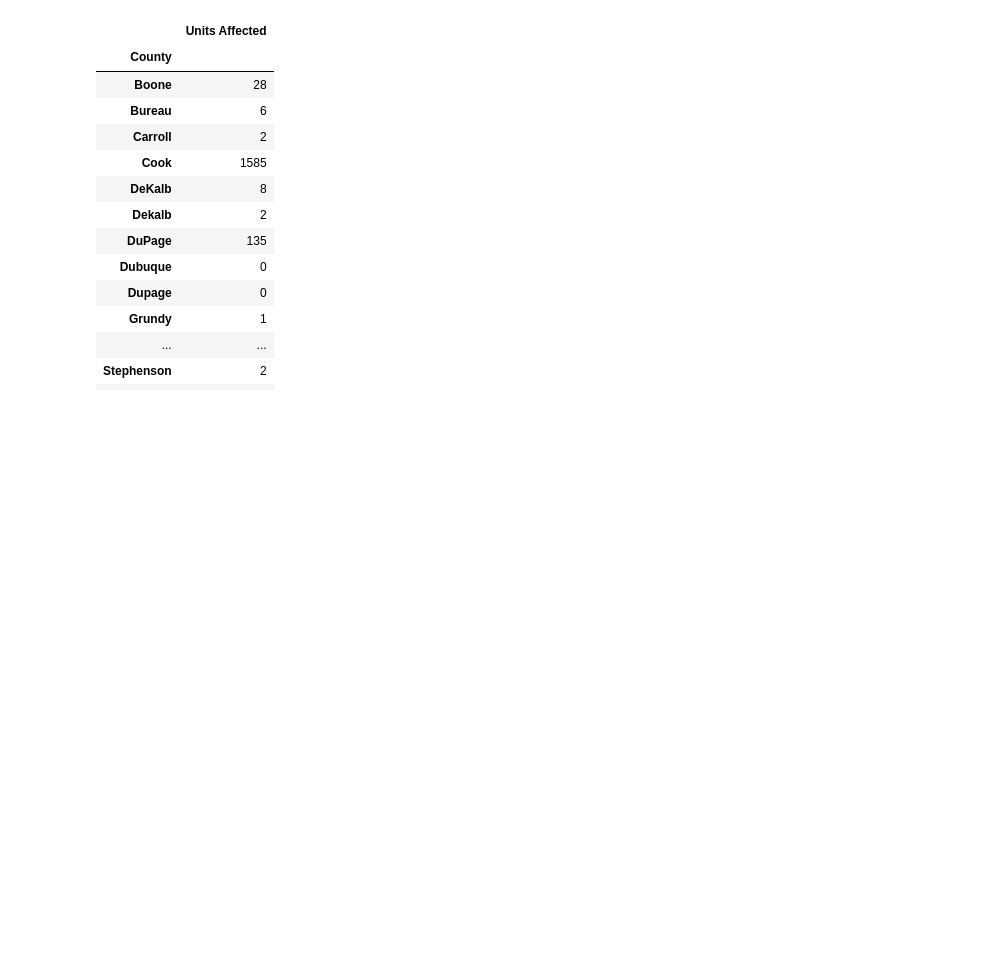
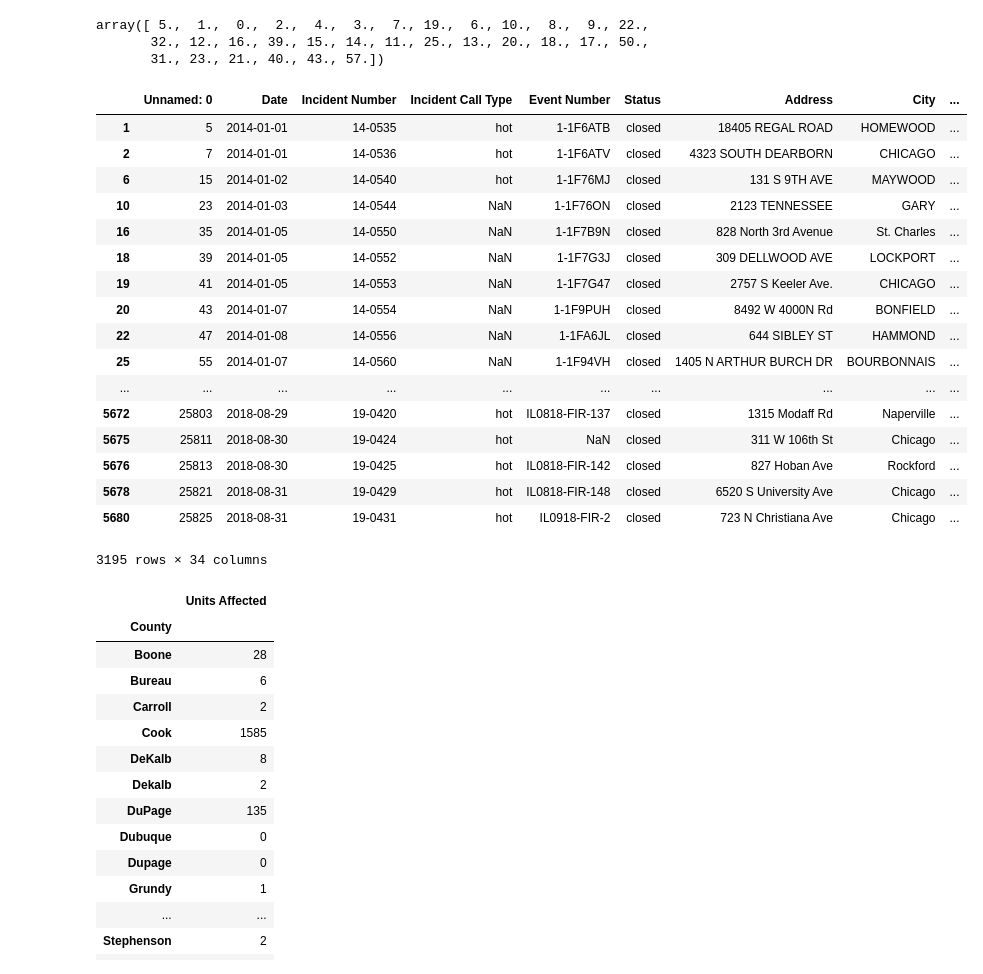
Before and after one commit to alegresor/ARC_After_Fire_Reports, a Jupyter notebook: code/ARC sandbox.ipynb, the cells around one changed output. Saved outputs shown, nothing was run; the diff lists cells and outputs as text; code cells hidden in the pictures; blank space fills up the shorter version.

```diff
--- a/code/ARC sandbox.ipynb
+++ b/code/ARC sandbox.ipynb
@@ -32,3 +54,40 @@ gen_graph(df, 'bar_graph', 'sum')
+# %%
+#filter
+fam_names=df.Families.unique()
+fam_names
+
+
+
+single_family_df = df[df.Families==1]
+small_family_df = df[(df.Families<=5) & (df.Families >=2)]
+larger_family_df = df[df.Families>5]
+# %%
+fam_names
+# %% [output]
+array([ 5.,  1.,  0.,  2.,  4.,  3.,  7., 19.,  6., 10.,  8.,  9., 22.,
+       32., 12., 16., 39., 15., 14., 11., 25., 13., 20., 18., 17., 50.,
+       31., 23., 21., 40., 43., 57.])
+# %%
+single_family_df
+# %% [output]
+|  | Unnamed: 0 | Date | Incident Number | Incident Call Type | Event Number | Status | Address | City | ... |
+| 1 | 5 | 2014-01-01 | 14-0535 | hot | 1-1F6ATB | closed | 18405 REGAL ROAD | HOMEWOOD | ... |
+| 2 | 7 | 2014-01-01 | 14-0536 | hot | 1-1F6ATV | closed | 4323 SOUTH DEARBORN | CHICAGO | ... |
+| 6 | 15 | 2014-01-02 | 14-0540 | hot | 1-1F76MJ | closed | 131 S 9TH AVE | MAYWOOD | ... |
+| 10 | 23 | 2014-01-03 | 14-0544 | NaN | 1-1F76ON | closed | 2123 TENNESSEE | GARY | ... |
+| 16 | 35 | 2014-01-05 | 14-0550 | NaN | 1-1F7B9N | closed | 828 North 3rd Avenue | St. Charles | ... |
+| 18 | 39 | 2014-01-05 | 14-0552 | NaN | 1-1F7G3J | closed | 309 DELLWOOD AVE | LOCKPORT | ... |
+| 19 | 41 | 2014-01-05 | 14-0553 | NaN | 1-1F7G47 | closed | 2757 S Keeler Ave. | CHICAGO | ... |
+| 20 | 43 | 2014-01-07 | 14-0554 | NaN | 1-1F9PUH | closed | 8492 W 4000N Rd | BONFIELD | ... |
+| 22 | 47 | 2014-01-08 | 14-0556 | NaN | 1-1FA6JL | closed | 644 SIBLEY ST | HAMMOND | ... |
+| 25 | 55 | 2014-01-07 | 14-0560 | NaN | 1-1F94VH | closed | 1405 N ARTHUR BURCH DR | BOURBONNAIS | ... |
+| ... | ... | ... | ... | ... | ... | ... | ... | ... | ... |
+| 5672 | 25803 | 2018-08-29 | 19-0420 | hot | IL0818-FIR-137 | closed | 1315 Modaff Rd | Naperville | ... |
+| 5675 | 25811 | 2018-08-30 | 19-0424 | hot | NaN | closed | 311 W 106th St | Chicago | ... |
+| 5676 | 25813 | 2018-08-30 | 19-0425 | hot | IL0818-FIR-142 | closed | 827 Hoban Ave | Rockford | ... |
+| 5678 | 25821 | 2018-08-31 | 19-0429 | hot | IL0818-FIR-148 | closed | 6520 S University Ave | Chicago | ... |
+| 5680 | 25825 | 2018-08-31 | 19-0431 | hot | IL0918-FIR-2 | closed | 723 N Christiana Ave | Chicago | ... |
+3195 rows × 34 columns
 # %%
 
 total_injured_by_county = pd.pivot_table(df, values='People Injured', index='County',aggfunc='sum')
```
Also changed, not shown: parts of 10 cells of this notebook, 2 other files.
